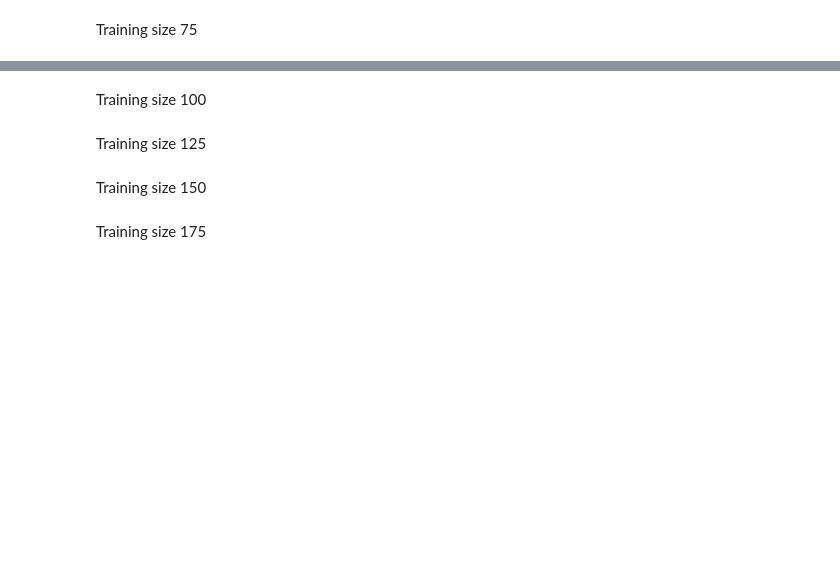
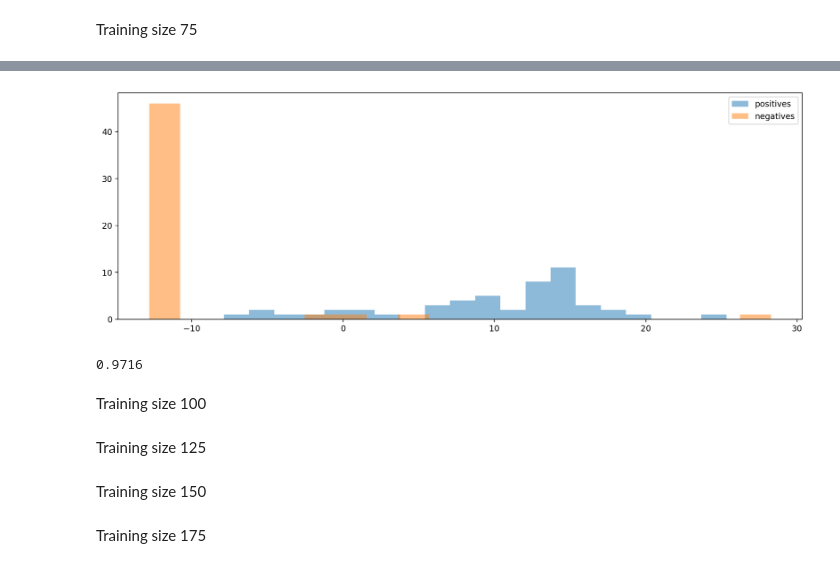
Before and after one commit to DianaTao/SoundHub, a Jupyter notebook: train_with_perch/train_coyote_train_size.ipynb, the cells around one changed output, grey strips where cells are left out. Cells and saved outputs as stored; diff of their text form; code cells hidden in the pictures; blank space fills up the shorter version.

```diff
--- a/train_with_perch/train_coyote_train_size.ipynb
+++ b/train_with_perch/train_coyote_train_size.ipynb
@@ -347,5 +400,6 @@ emb_train_75 = model.embed(labels_trains['train_size_75'], return_dfs=False, bat
 # %%
 emb_train_75 = torch.tensor(emb_train_75, dtype=torch.float32)
+emb_val = torch.tensor(emb_val, dtype=torch.float32)
 
 # Check the shape of the embeddings
 print(f"Original shape of emb_train: {emb_train_75.shape}")
@@ -353,7 +407,7 @@ print(f"Original shape of emb_train: {emb_train_75.shape}")
 # Reshape embeddings to [batch_size, channels, height, width]
 height, width = 32, 16  # Ensure height * width = 512
 emb_train_75 = emb_train_75.view(emb_train_75.shape[0], 1, height, width)
-
+emb_val = emb_val.view(emb_val.shape[0], 1, height, width)
 
 # Verify the reshaped embeddings
 print(f"Reshaped emb_train_75: {emb_train_75.shape}")
@@ -360,4 +417,20 @@ print(f"Reshaped emb_train_75: {emb_train_75.shape}")
+# %%
+import torch.nn as nn
+
+if isinstance(model.network, nn.Sequential):
+    first_layer = model.network[0]
+    if isinstance(first_layer, nn.Conv2d):
+        model.network[0] = nn.Conv2d(
+            in_channels=1,
+            out_channels=first_layer.out_channels,
+            kernel_size=first_layer.kernel_size,
+            stride=first_layer.stride,
+            padding=first_layer.padding
+        )
 # %%
 emb_train_75 = emb_train_75.repeat(1, 3, 1, 1)
+emb_val = emb_val.repeat(1, 3, 1, 1)
+# %%
+model.network.fc = nn.Linear(in_features=model.network.fc.in_features, out_features=1)
 # %%
 quick_fit(model.network, emb_train_75, labels_trains['train_size_75'].values, emb_val, labels_val.values, steps=1000)
@@ -364,15 +455,19 @@ quick_fit(model.network, emb_train_75, labels_trains['train_size_75'].values, em
 # %%
 # make predictions by passing the embeddings through the classifier
 preds = model.network(torch.tensor(emb_val).float()).detach().numpy()
 
 # plot histogram of scores for positive and negative clips
 plt.hist(preds[labels_val==True],bins=20,alpha=0.5,label='positives')
 plt.hist(preds[labels_val==False],bins=20,alpha=0.5,label='negatives')
 plt.legend()
 
 # calculate the area under the ROC score
-roc_auc_score(labels_val.values,preds,average=None)
+roc_auc_score_75 = roc_auc_score(labels_val.values,preds,average=None)
+# %% [output]
+[figure, added]
 # %%
-roc_auc_score_75 = 0.571288888888
+roc_auc_score_75
+# %% [output]
+0.9716
 # %% [markdown]
 Training size 100
```
Also changed, not shown: parts of 21 cells of this notebook.
